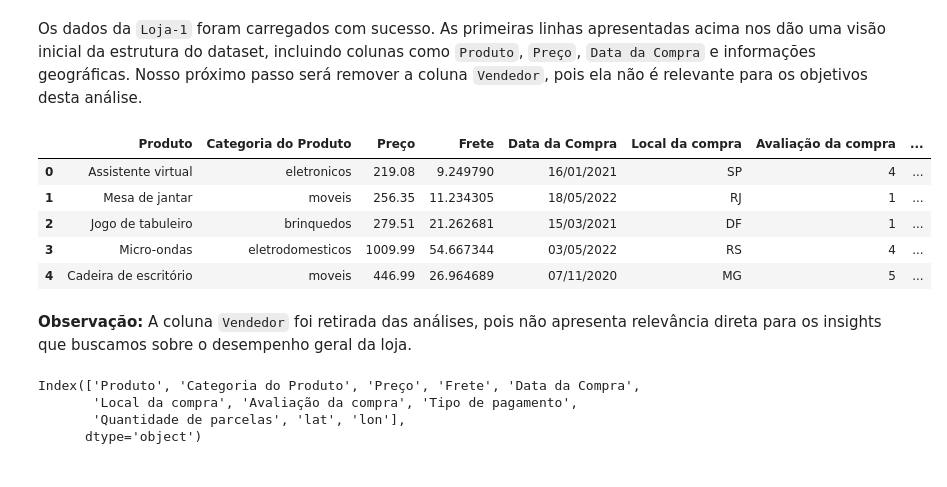
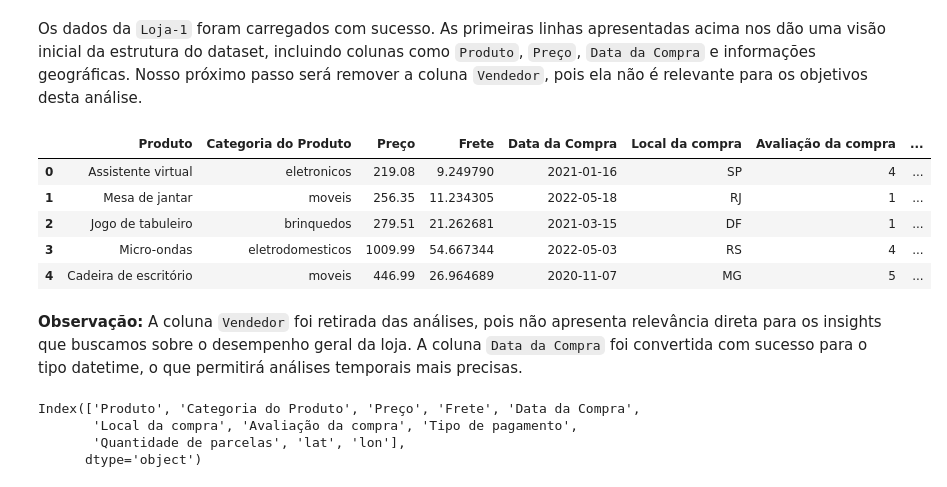
Before and after one commit to WBruni/Analise_Vendas_e_Desempenho_Loja, a Jupyter notebook: AluraStoreBrasil.ipynb, the cells around one changed output. Saved outputs shown, nothing was run; the diff lists cells and outputs as text; code cells hidden in the pictures.

Commit message:
Criando funções para as análises

```diff
--- a/AluraStoreBrasil.ipynb
+++ b/AluraStoreBrasil.ipynb
@@ -44,18 +144,33 @@ loja1.head()
 | 4 | Cadeira de escritório | moveis | 446.99 | 26.964689 | 07/11/2020 | Larissa Alves | MG | ... |
 # %% [markdown]
 Os dados da `Loja-1` foram carregados com sucesso. As primeiras linhas apresentadas acima nos dão uma visão inicial da estrutura do dataset, incluindo colunas como `Produto`, `Preço`, `Data da Compra` e informações geográficas. Nosso próximo passo será remover a coluna `Vendedor`, pois ela não é relevante para os objetivos desta análise.
+# %%
+def limpar_dados_loja(df):
+  """
+  Realiza a limpeza inicial do DataFrame da loja.
+
+  Args:
+    df: DataFrame da loja.
+
+  Returns:
+    DataFrame limpo.
+  """
+  df = df.drop(['Vendedor'], axis=1)
+  df['Data da Compra'] = pd.to_datetime(df['Data da Compra'], format='%d/%m/%Y')
+  return df
 # %%
-loja1 = loja1.drop(['Vendedor'], axis=1) # Coluna Vendedor Retirada
+loja1 = limpar_dados_loja(loja1) # Coluna Vendedor Retirada e Data Convertida
 loja1.head()
 # %% [output]
 |  | Produto | Categoria do Produto | Preço | Frete | Data da Compra | Local da compra | Avaliação da compra | ... |
-| 0 | Assistente virtual | eletronicos | 219.08 | 9.249790 | 16/01/2021 | SP | 4 | ... |
-| 1 | Mesa de jantar | moveis | 256.35 | 11.234305 | 18/05/2022 | RJ | 1 | ... |
-| 2 | Jogo de tabuleiro | brinquedos | 279.51 | 21.262681 | 15/03/2021 | DF | 1 | ... |
-| 3 | Micro-ondas | eletrodomesticos | 1009.99 | 54.667344 | 03/05/2022 | RS | 4 | ... |
-| 4 | Cadeira de escritório | moveis | 446.99 | 26.964689 | 07/11/2020 | MG | 5 | ... |
+| 0 | Assistente virtual | eletronicos | 219.08 | 9.249790 | 2021-01-16 | SP | 4 | ... |
+| 1 | Mesa de jantar | moveis | 256.35 | 11.234305 | 2022-05-18 | RJ | 1 | ... |
+| 2 | Jogo de tabuleiro | brinquedos | 279.51 | 21.262681 | 2021-03-15 | DF | 1 | ... |
+| 3 | Micro-ondas | eletrodomesticos | 1009.99 | 54.667344 | 2022-05-03 | RS | 4 | ... |
+| 4 | Cadeira de escritório | moveis | 446.99 | 26.964689 | 2020-11-07 | MG | 5 | ... |
 # %% [markdown]
 **Observação:** A coluna `Vendedor` foi retirada das análises, pois não apresenta relevância direta para os insights que buscamos sobre o desempenho geral da loja.
+A coluna `Data da Compra` foi convertida com sucesso para o tipo datetime, o que permitirá análises temporais mais precisas.
 # %%
 print(loja1.columns)
 # %% [output]
```
Also changed, not shown: parts of 50 cells of this notebook.
